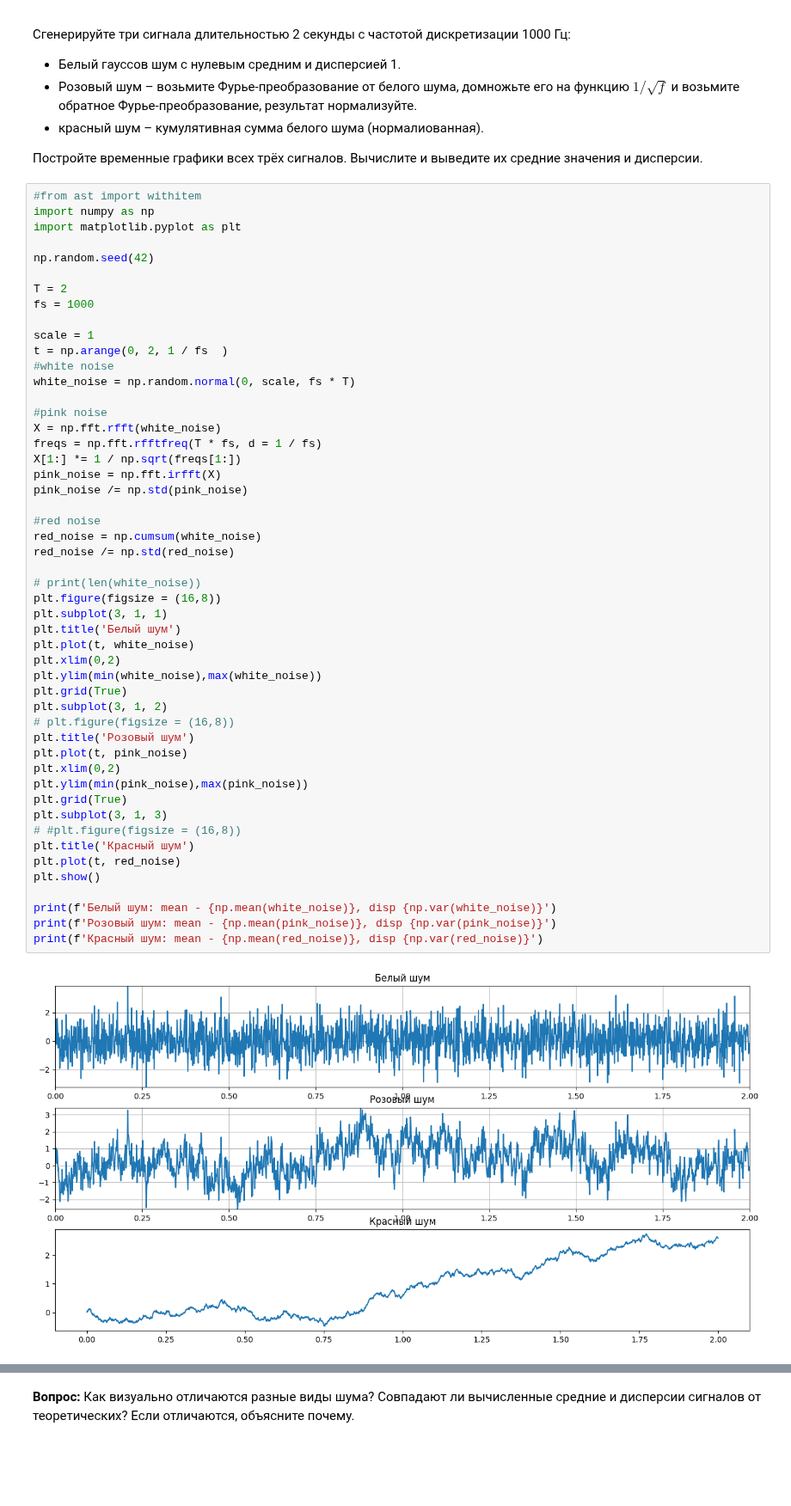
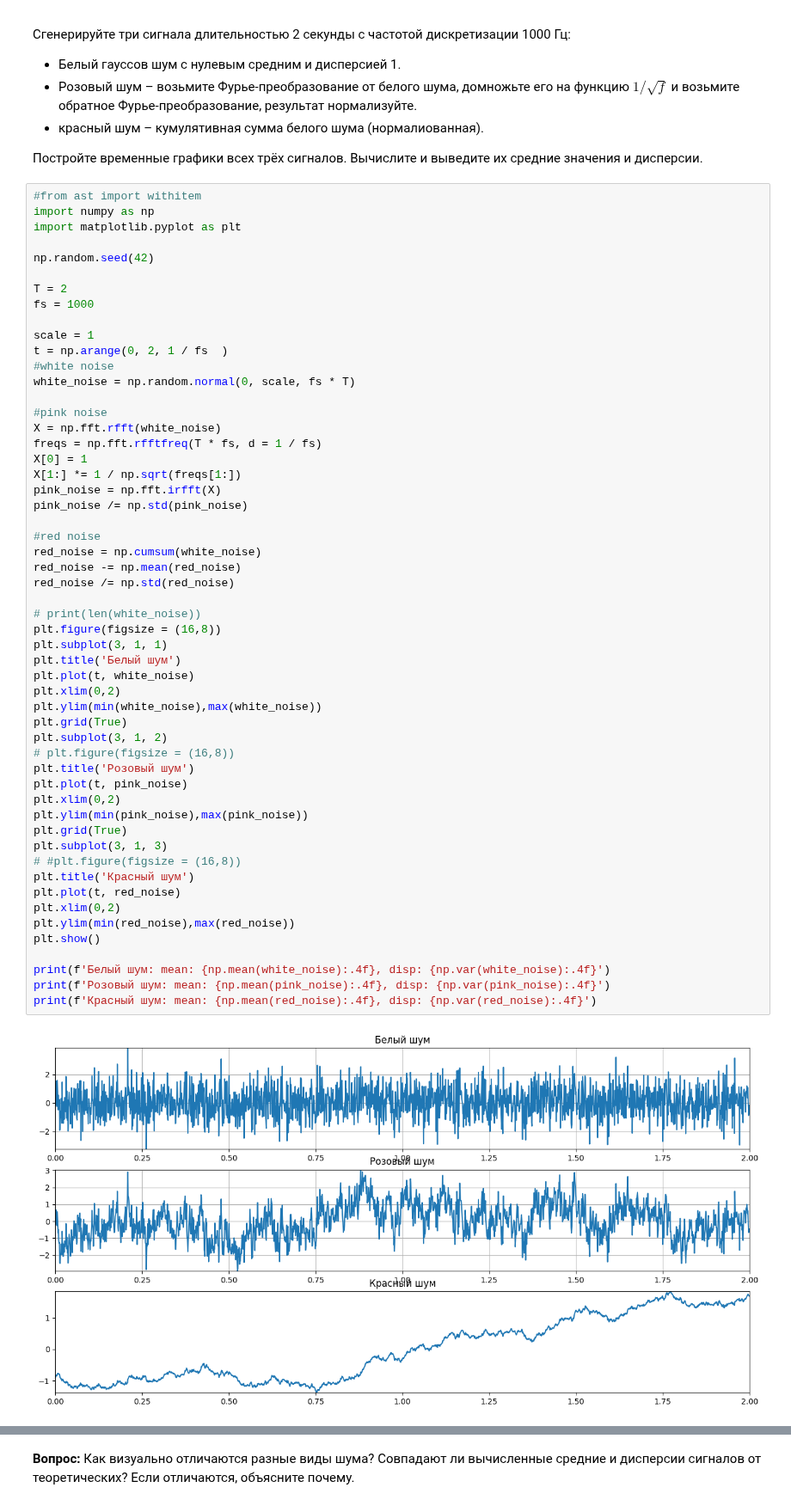
Before and after one commit to Korobokkk/YADRO-2026_dsp-seminars, a Jupyter notebook: kiselel_4_lab.ipynb, the cells around one changed output, grey strips where cells are left out. Shown at 86% size. Drawn from its saved outputs; the diff is of its cells as text; blank space fills up the shorter version.

```diff
--- a/kiselel_4_lab.ipynb
+++ b/kiselel_4_lab.ipynb
@@ -30,37 +30,41 @@ white_noise = np.random.normal(0, scale, fs * T)
 #pink noise
 X = np.fft.rfft(white_noise)
 freqs = np.fft.rfftfreq(T * fs, d = 1 / fs)
+X[0] = 1
 X[1:] *= 1 / np.sqrt(freqs[1:])
 pink_noise = np.fft.irfft(X)
 pink_noise /= np.std(pink_noise)
 
 #red noise
 red_noise = np.cumsum(white_noise)
+red_noise -= np.mean(red_noise)
 red_noise /= np.std(red_noise)
 
 # print(len(white_noise))
 plt.figure(figsize = (16,8))
 plt.subplot(3, 1, 1)
 plt.title('Белый шум')
 plt.plot(t, white_noise)
 plt.xlim(0,2)
 plt.ylim(min(white_noise),max(white_noise))
 plt.grid(True)
 plt.subplot(3, 1, 2)
 # plt.figure(figsize = (16,8))
 plt.title('Розовый шум')
 plt.plot(t, pink_noise)
 plt.xlim(0,2)
 plt.ylim(min(pink_noise),max(pink_noise))
 plt.grid(True)
 plt.subplot(3, 1, 3)
 # #plt.figure(figsize = (16,8))
 plt.title('Красный шум')
 plt.plot(t, red_noise)
+plt.xlim(0,2)
+plt.ylim(min(red_noise),max(red_noise))
 plt.show()
 
-print(f'Белый шум: mean - {np.mean(white_noise)}, disp {np.var(white_noise)}')
-print(f'Розовый шум: mean - {np.mean(pink_noise)}, disp {np.var(pink_noise)}')
-print(f'Красный шум: mean - {np.mean(red_noise)}, disp {np.var(red_noise)}')
+print(f'Белый шум: mean: {np.mean(white_noise):.4f}, disp: {np.var(white_noise):.4f}')
+print(f'Розовый шум: mean: {np.mean(pink_noise):.4f}, disp: {np.var(pink_noise):.4f}')
+print(f'Красный шум: mean: {np.mean(red_noise):.4f}, disp: {np.var(red_noise):.4f}')
 # %% [output]
-[figure, old version]
+[figure, new version]
```
Also changed, not shown: parts of 21 cells of this notebook.
